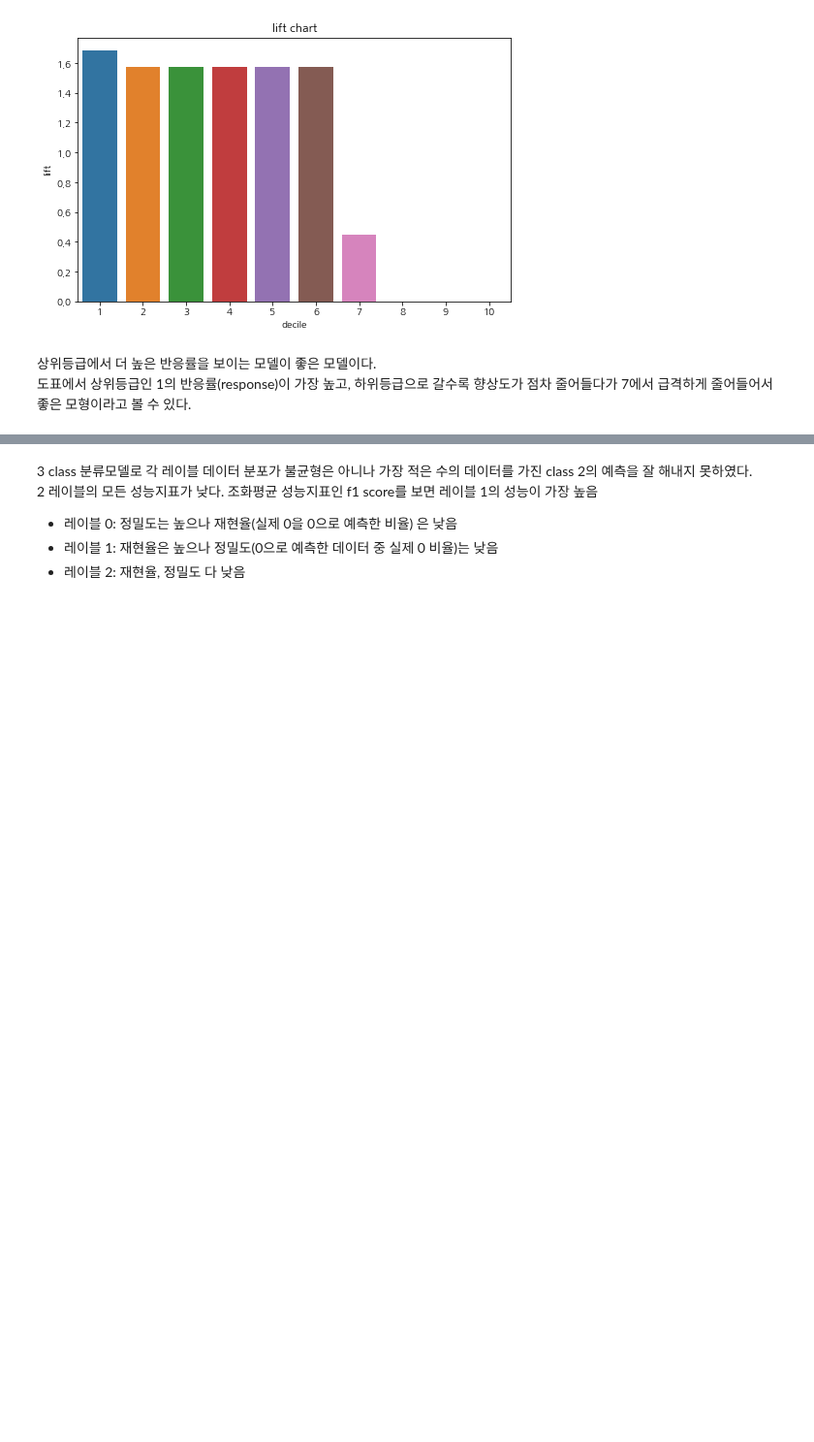
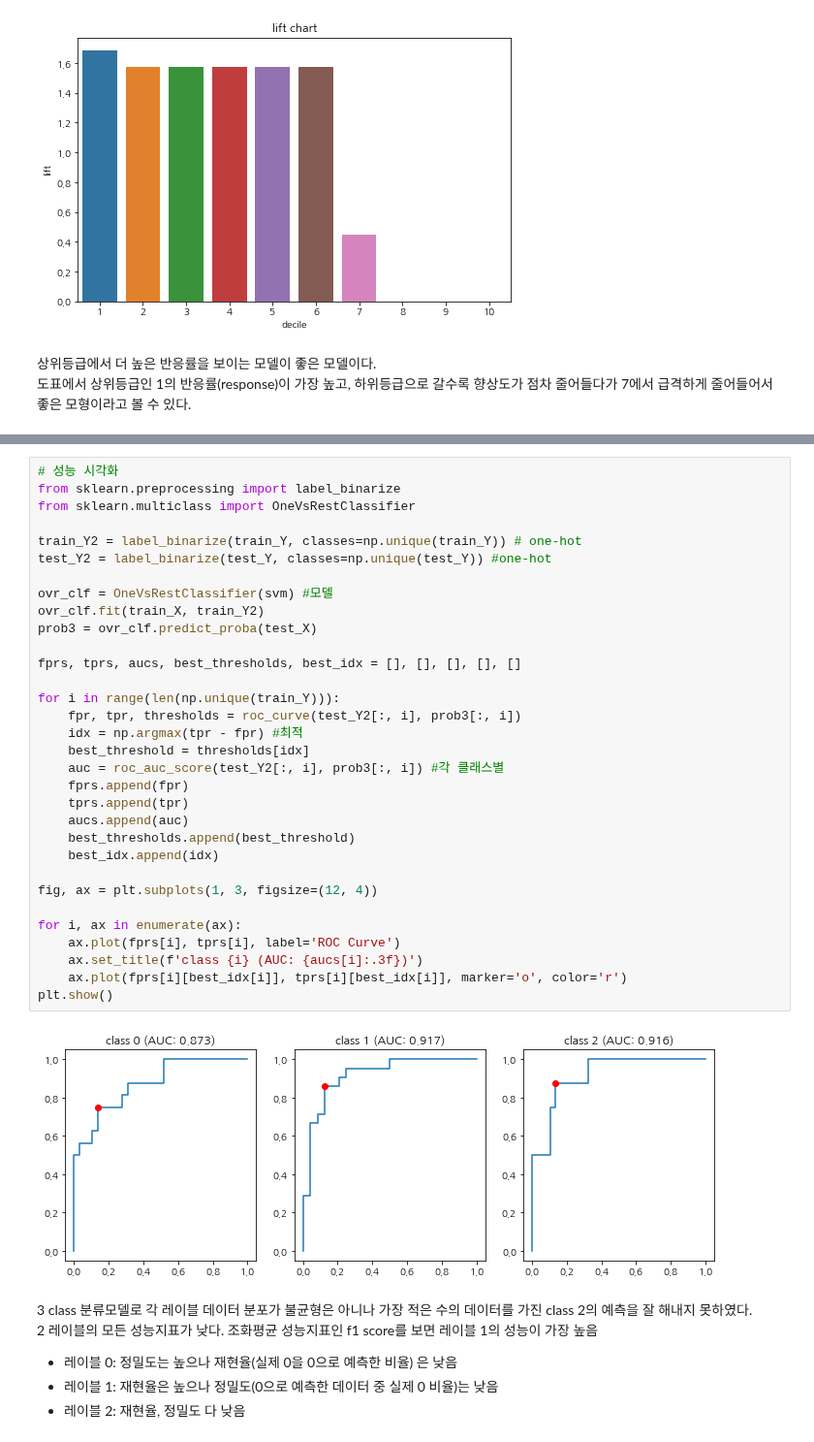
Before and after one commit to qiwerr1004/ADP_go, a Jupyter notebook: final/book/Chap11. 모델 평가지표와 거리지표.ipynb, the cells around one changed output, grey strips where cells are left out. Shown at 97% size. Drawn from its saved outputs; the diff is of its cells as text; blank space fills up the shorter version.

```diff
--- a/final/book/Chap11. 모델 평가지표와 거리지표.ipynb
+++ b/final/book/Chap11. 모델 평가지표와 거리지표.ipynb
@@ -688,3 +704,37 @@ weighted avg       0.68      0.67      0.66        45
+# %%
+# 성능 시각화
+from sklearn.preprocessing import label_binarize
+from sklearn.multiclass import OneVsRestClassifier
+
+train_Y2 = label_binarize(train_Y, classes=np.unique(train_Y)) # one-hot
+test_Y2 = label_binarize(test_Y, classes=np.unique(test_Y)) #one-hot
+
+ovr_clf = OneVsRestClassifier(svm) #모델
+ovr_clf.fit(train_X, train_Y2)
+prob3 = ovr_clf.predict_proba(test_X)
+
+fprs, tprs, aucs, best_thresholds, best_idx = [], [], [], [], []
+
+for i in range(len(np.unique(train_Y))):
+    fpr, tpr, thresholds = roc_curve(test_Y2[:, i], prob3[:, i])
+    idx = np.argmax(tpr - fpr) #최적
+    best_threshold = thresholds[idx]
+    auc = roc_auc_score(test_Y2[:, i], prob3[:, i]) #각 클래스별
+    fprs.append(fpr)
+    tprs.append(tpr)
+    aucs.append(auc)
+    best_thresholds.append(best_threshold)
+    best_idx.append(idx)
+
+fig, ax = plt.subplots(1, 3, figsize=(12, 4))
+
+for i, ax in enumerate(ax):
+    ax.plot(fprs[i], tprs[i], label='ROC Curve')
+    ax.set_title(f'class {i} (AUC: {aucs[i]:.3f})')
+    ax.plot(fprs[i][best_idx[i]], tprs[i][best_idx[i]], marker='o', color='r')
+plt.show()
+# %% [output]
+[figure, added]
 # %% [markdown]
 3 class 분류모델로 각 레이블 데이터 분포가 불균형은 아니나 가장 적은 수의 데이터를 가진 class 2의 예측을 잘 해내지 못하였다.
 2 레이블의 모든 성능지표가 낮다. 조화평균 성능지표인 f1 score를 보면 레이블 1의 성능이 가장 높음
```
Also changed, not shown: parts of 35 cells of this notebook.
